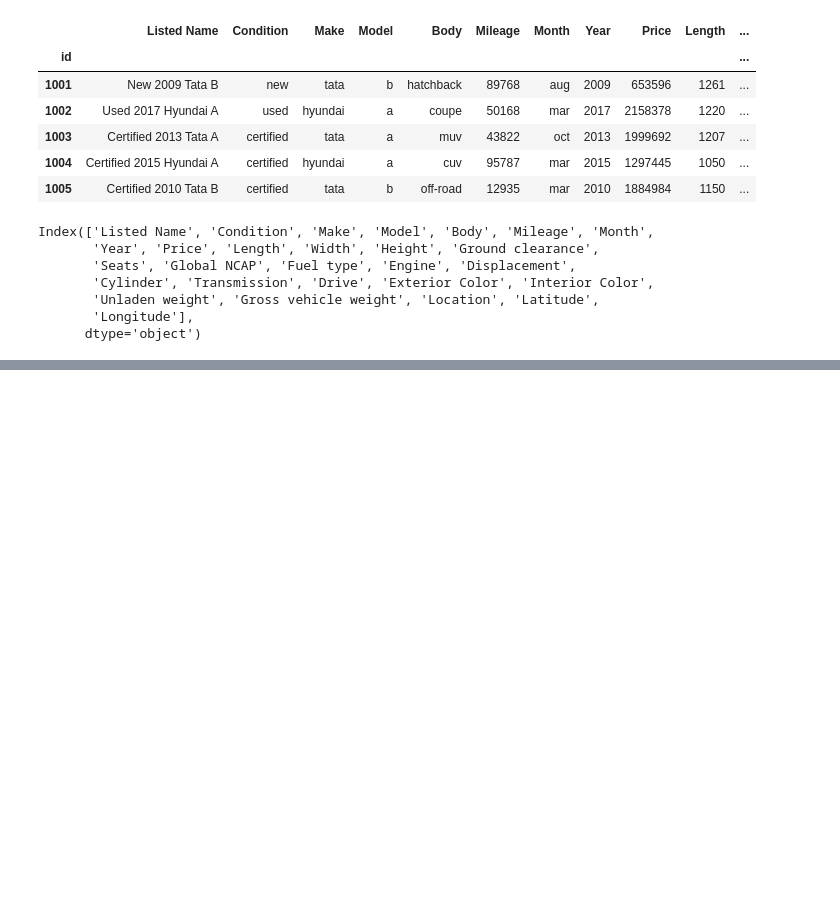
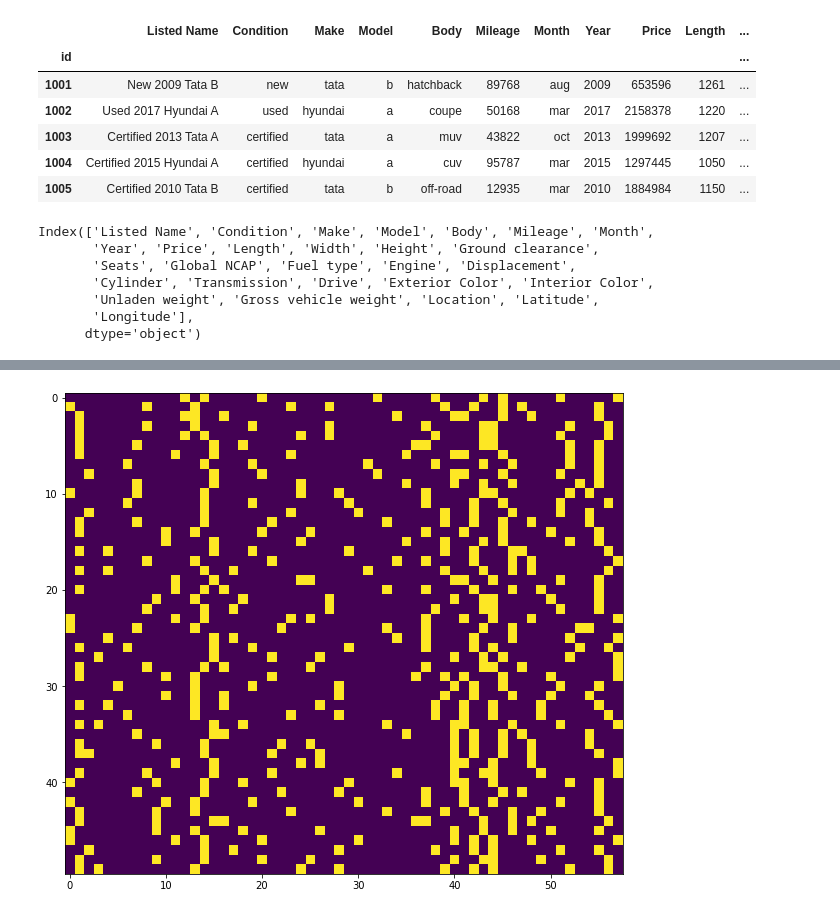
Before and after one commit to zafe312/car_recommender, a Jupyter notebook: car_recommender.ipynb, the cells around one changed output, grey strips where cells are left out. Cells and saved outputs as stored; diff of their text form; code cells hidden in the pictures; blank space fills up the shorter version.

```diff
--- a/car_recommender.ipynb
+++ b/car_recommender.ipynb
@@ -314,0 +317,7 @@ df2.head()
+# %%
+# Visualize the sparse matrix
+plt.figure(figsize=(10,10))
+plt.imshow(df2.iloc[:50,18:])
+plt.show()
+# %% [output]
+[figure, added]
```
Also changed, not shown: parts of 2 cells of this notebook.
